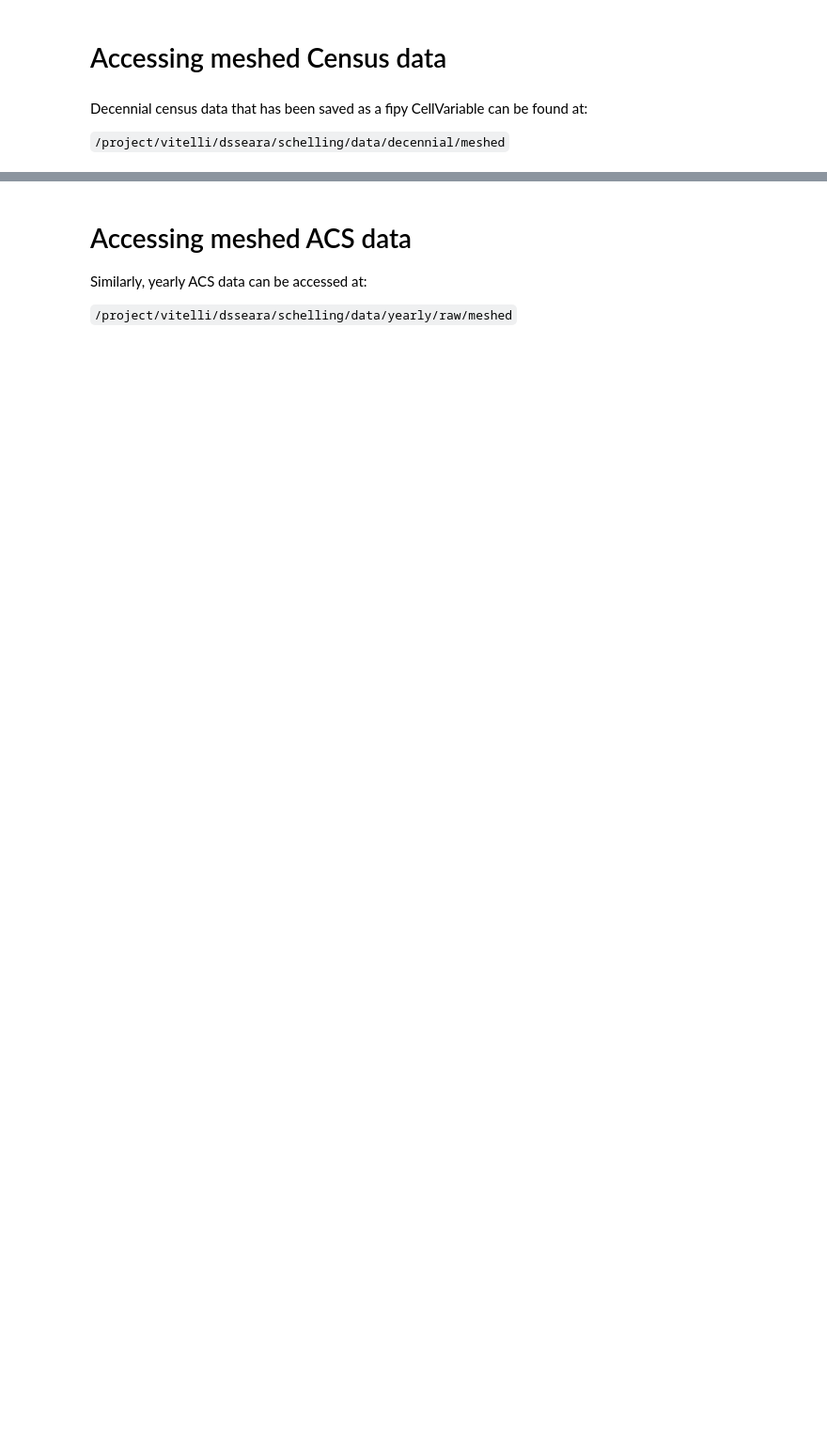
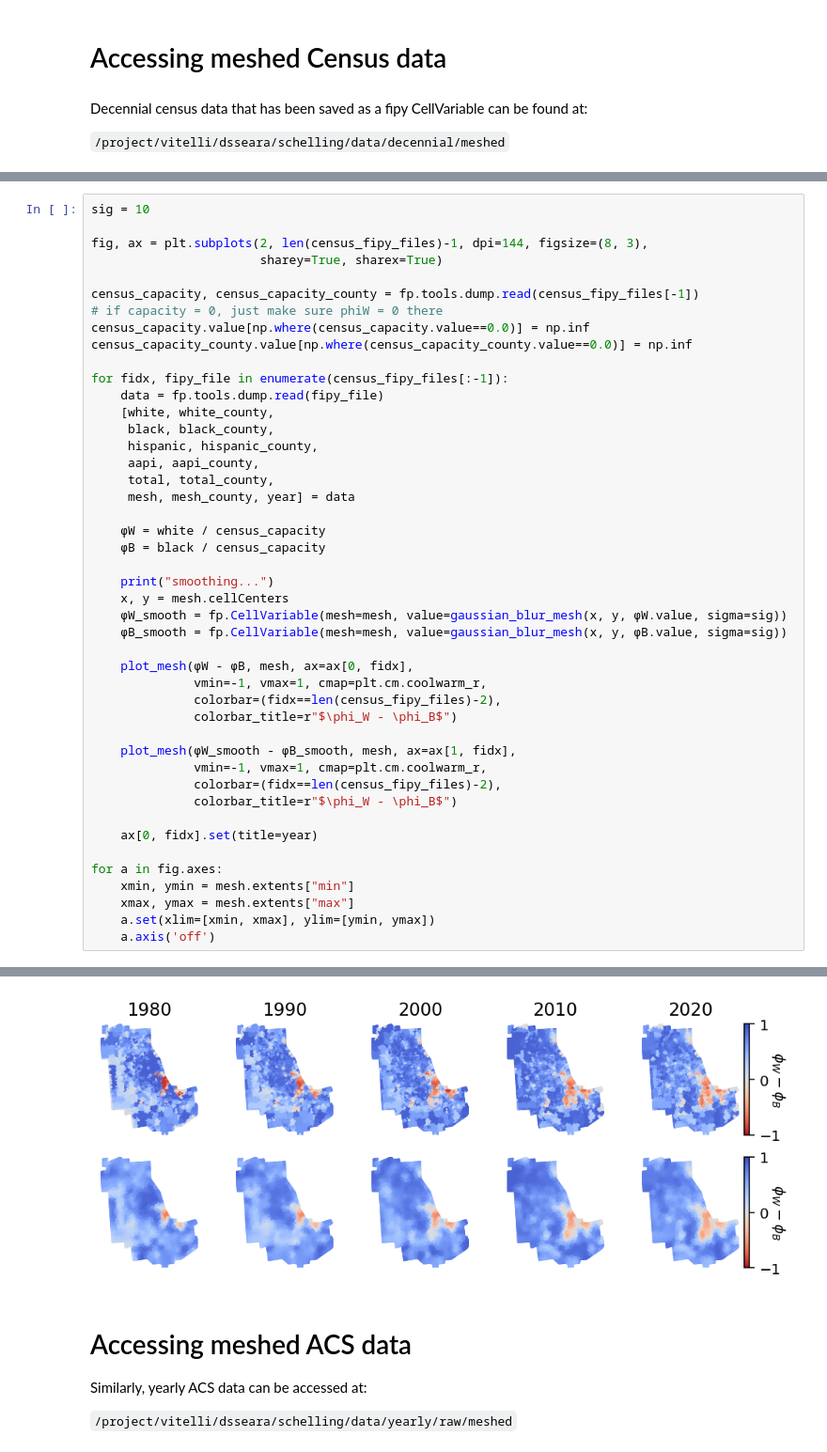
Before and after one commit to jcolen/sociohydro, a Jupyter notebook: param_inference/accessing_meshed_data.ipynb, the cells around one changed output, grey strips where cells are left out. Shown at 94% size. Cells and saved outputs as stored; diff of their text form; blank space fills up the shorter version.

Commit message:
edited notebook to show how to access and use carrying capacities and smoothing function

```diff
--- a/param_inference/accessing_meshed_data.ipynb
+++ b/param_inference/accessing_meshed_data.ipynb
@@ -73,0 +102,46 @@ for a in fig.axes:
+# %%
+sig = 10
+
+fig, ax = plt.subplots(2, len(census_fipy_files)-1, dpi=144, figsize=(8, 3),
+                       sharey=True, sharex=True)
+
+census_capacity, census_capacity_county = fp.tools.dump.read(census_fipy_files[-1])
+# if capacity = 0, just make sure phiW = 0 there
+census_capacity.value[np.where(census_capacity.value==0.0)] = np.inf
+census_capacity_county.value[np.where(census_capacity_county.value==0.0)] = np.inf
+
+for fidx, fipy_file in enumerate(census_fipy_files[:-1]):
+    data = fp.tools.dump.read(fipy_file)
+    [white, white_county,
+     black, black_county,
+     hispanic, hispanic_county,
+     aapi, aapi_county,
+     total, total_county,
+     mesh, mesh_county, year] = data
+
+    ϕW = white / census_capacity
+    ϕB = black / census_capacity
+
+    print("smoothing...")
+    x, y = mesh.cellCenters
+    ϕW_smooth = fp.CellVariable(mesh=mesh, value=gaussian_blur_mesh(x, y, ϕW.value, sigma=sig))
+    ϕB_smooth = fp.CellVariable(mesh=mesh, value=gaussian_blur_mesh(x, y, ϕB.value, sigma=sig))
+
+    plot_mesh(ϕW - ϕB, mesh, ax=ax[0, fidx],
+              vmin=-1, vmax=1, cmap=plt.cm.coolwarm_r,
+              colorbar=(fidx==len(census_fipy_files)-2),
+              colorbar_title=r"$\phi_W - \phi_B$")
+
+    plot_mesh(ϕW_smooth - ϕB_smooth, mesh, ax=ax[1, fidx],
+              vmin=-1, vmax=1, cmap=plt.cm.coolwarm_r,
+              colorbar=(fidx==len(census_fipy_files)-2),
+              colorbar_title=r"$\phi_W - \phi_B$")
+
+    ax[0, fidx].set(title=year)
+
+for a in fig.axes:
+    xmin, ymin = mesh.extents["min"]
+    xmax, ymax = mesh.extents["max"]
+    a.set(xlim=[xmin, xmax], ylim=[ymin, ymax])
+    a.axis('off')
+# %% [output]
@@ -74,3 +153,4 @@ for a in fig.axes:
+[figure, added]
 # %% [markdown]
 # Accessing meshed ACS data
 
```
Also changed, not shown: parts of 10 cells of this notebook.
